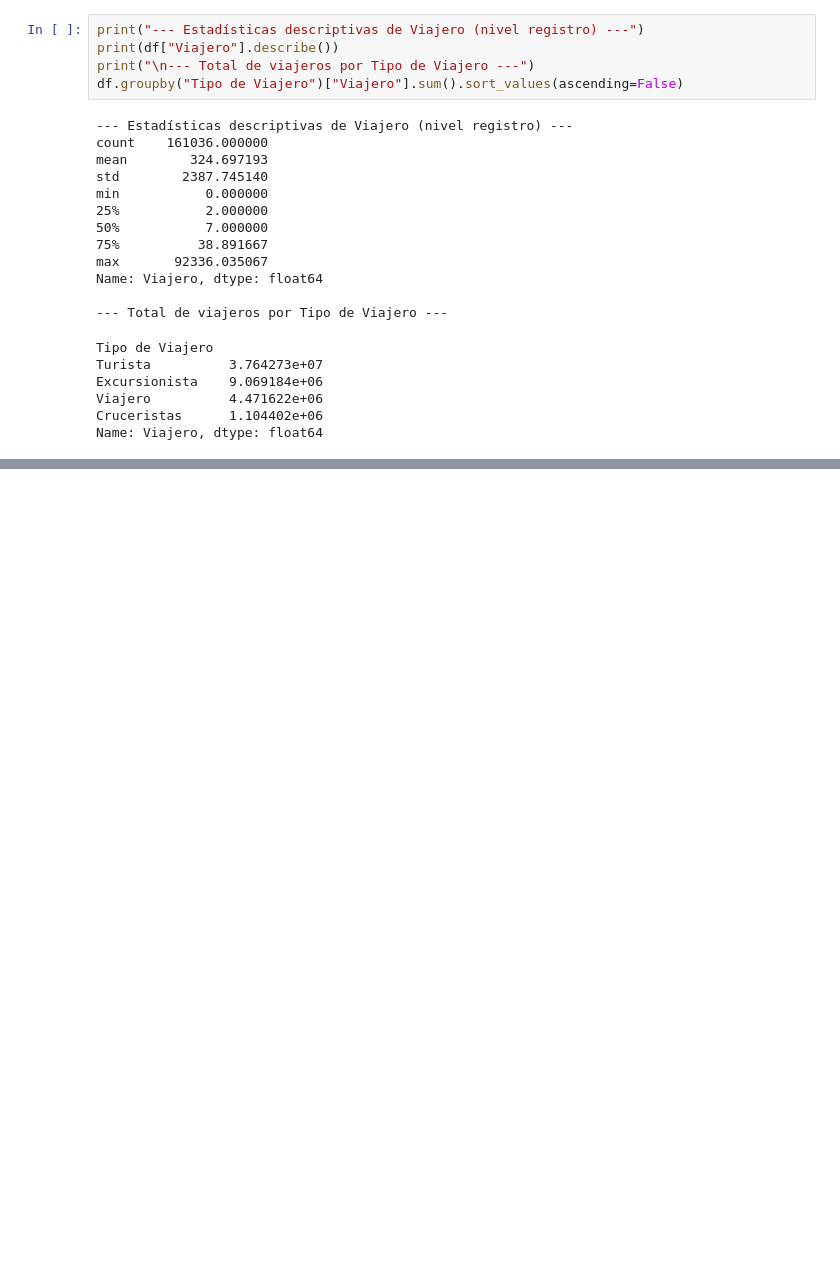
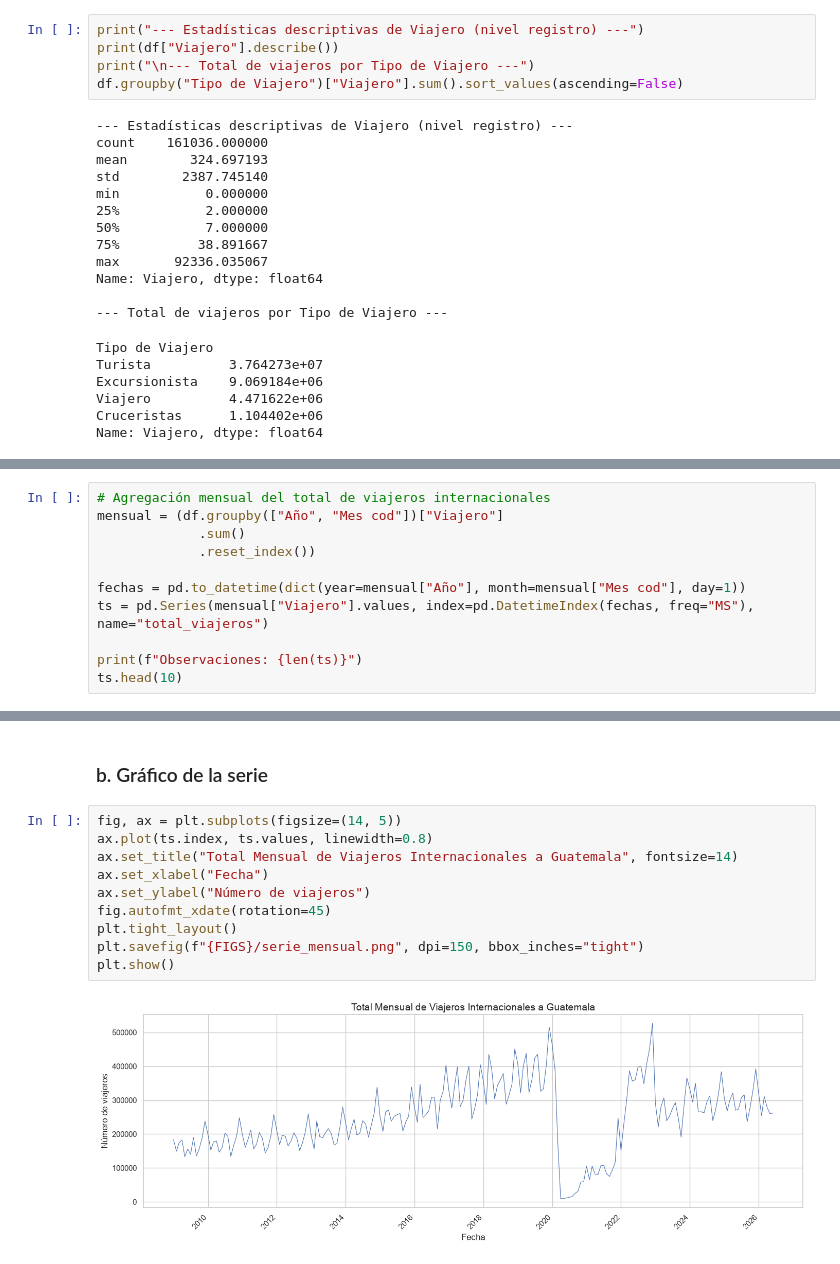
Before and after one commit to Ikeel04/Lab1-DS, a Jupyter notebook: lab1_series_tiempo.ipynb, the cells around one changed output, grey strips where cells are left out. Drawn from its saved outputs; the diff is of its cells as text; blank space fills up the shorter version.

Commit message:
analisis preliminar serie 1

```diff
--- a/lab1_series_tiempo.ipynb
+++ b/lab1_series_tiempo.ipynb
@@ -132,0 +138,11 @@ Name: Viajero, dtype: float64
+# %%
+# Agregación mensual del total de viajeros internacionales
+mensual = (df.groupby(["Año", "Mes cod"])["Viajero"]
+             .sum()
+             .reset_index())
+
+fechas = pd.to_datetime(dict(year=mensual["Año"], month=mensual["Mes cod"], day=1))
+ts = pd.Series(mensual["Viajero"].values, index=pd.DatetimeIndex(fechas, freq="MS"), name="total_viajeros")
+
+print(f"Observaciones: {len(ts)}")
+ts.head(10)
@@ -132,0 +174,14 @@ Name: Viajero, dtype: float64
+# %% [markdown]
+### b. Gráfico de la serie
+# %%
+fig, ax = plt.subplots(figsize=(14, 5))
+ax.plot(ts.index, ts.values, linewidth=0.8)
+ax.set_title("Total Mensual de Viajeros Internacionales a Guatemala", fontsize=14)
+ax.set_xlabel("Fecha")
+ax.set_ylabel("Número de viajeros")
+fig.autofmt_xdate(rotation=45)
+plt.tight_layout()
+plt.savefig(f"{FIGS}/serie_mensual.png", dpi=150, bbox_inches="tight")
+plt.show()
+# %% [output]
+[figure, added]
```
Also changed, not shown: parts of 22 cells of this notebook.
